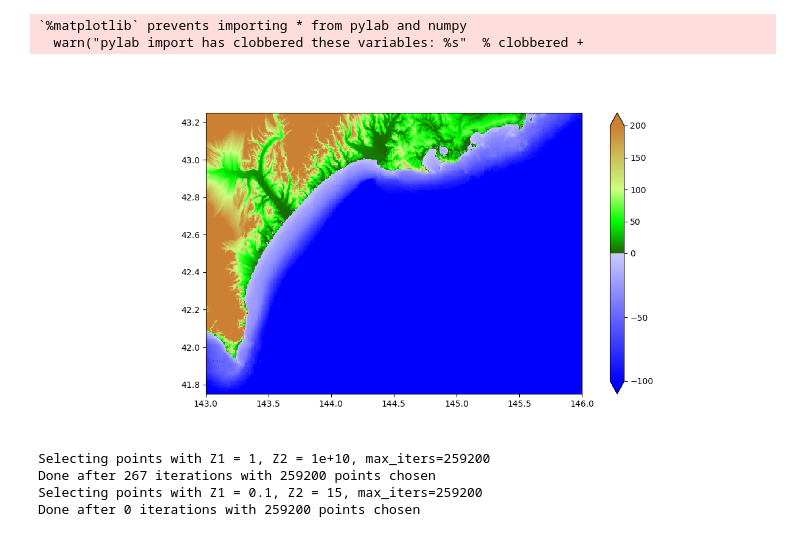
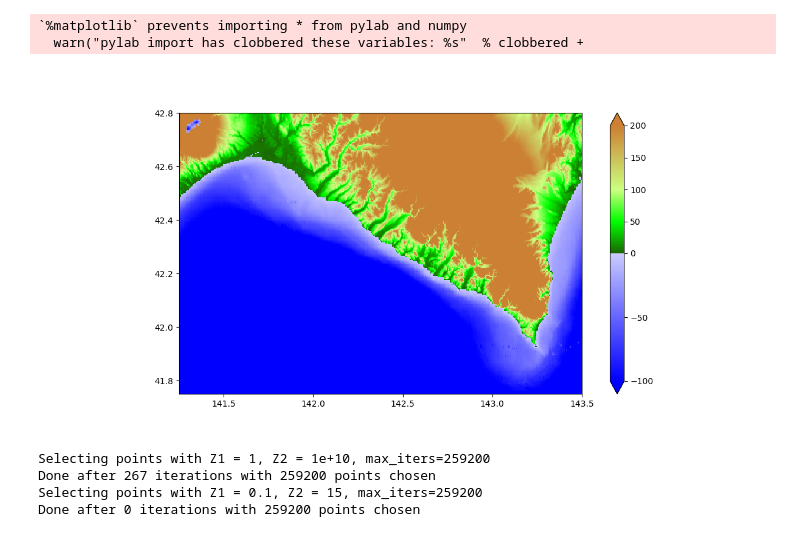
Before and after one commit to e-middleton/tsunami_proj, a Jupyter notebook: create_fgmax.ipynb, the cells around one changed output. Saved outputs shown, nothing was run; the diff lists cells and outputs as text; code cells hidden in the pictures.

```diff
--- a/create_fgmax.ipynb
+++ b/create_fgmax.ipynb
@@ -7,7 +7,7 @@ import os
 os.environ['CLAW'] = '/Users/anitamiddleton/Documents/python/clawpack'
 os.environ['FC'] = 'gfortran'
 
-dir = os.path.join('Users/anitamiddleton/Documents/python/tsunami_proj/scratch')
+dir = '/Users/anitamiddleton/Documents/python/tsunami_proj/scratch'
 %pylab inline
 
 from clawpack.visclaw import colormaps, plottools, geoplot
@@ -31,35 +31,35 @@ Populating the interactive namespace from numpy and matplotlib
 
 topo_path = os.path.join(dir, 'curr_topo.tt3')
 topo = topotools.Topography(topo_path, topo_type=3)
-topo = topo.crop(filter_region=[143, 146, 41.75, 43.25])
+topo = topo.crop(filter_region=[141.25, 143.5, 41.75, 42.8])
 
 zmin = -100.
 zmax = 200.
 
 land_cmap = colormaps.make_colormap({ 0.0:[0.1,0.4,0.0],
                                      0.25:[0.0,1.0,0.0],
                                       0.5:[0.8,1.0,0.5],
                                       1.0:[0.8,0.5,0.2]})
 
 sea_cmap = colormaps.make_colormap({ 0.0:[0,0,1], 1.:[.8,.8,1]})
 
 cmap, norm = colormaps.add_colormaps((land_cmap, sea_cmap),
                                      data_limits=(zmin,zmax),
                                      data_break=0.)
 
 cmap_sea_dry = colormaps.make_colormap({ 0.0:[1.0,0.7,0.7], 1.:[1.0,0.7,0.7]})
 cmap_dry, norm_dry = colormaps.add_colormaps((land_cmap, cmap_sea_dry),
                                      data_limits=(zmin,zmax),
                                      data_break=0.)
 
 plt.close('all')
 if 1:
     figure(figsize=(12,6))
     pcolorcells(topo.X, topo.Y, topo.Z, cmap=cmap, norm=norm)
     colorbar(extend='both')
     gca().set_aspect(1./cos(48*pi/180.))
 # %% [output]
-[figure, old version]
+[figure, new version]
 # %%
 # choose fgmax points to monitor by selecting all points, regardless of topography, within 20 points of the coastline
 # as determined by sea level being 0
```
